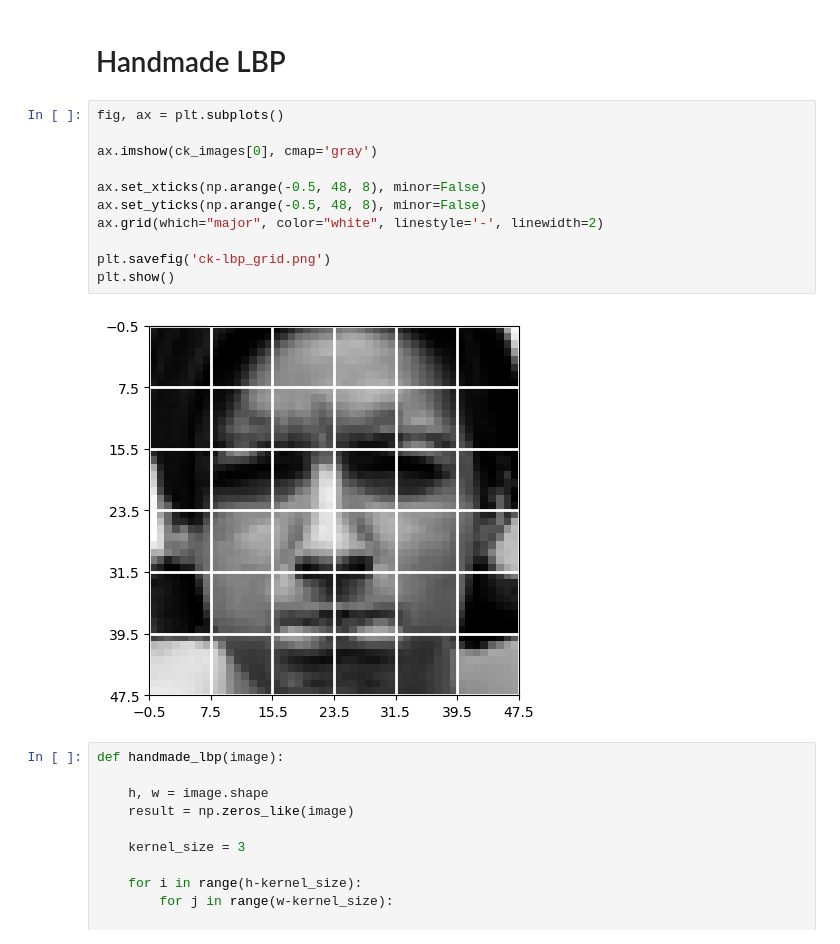
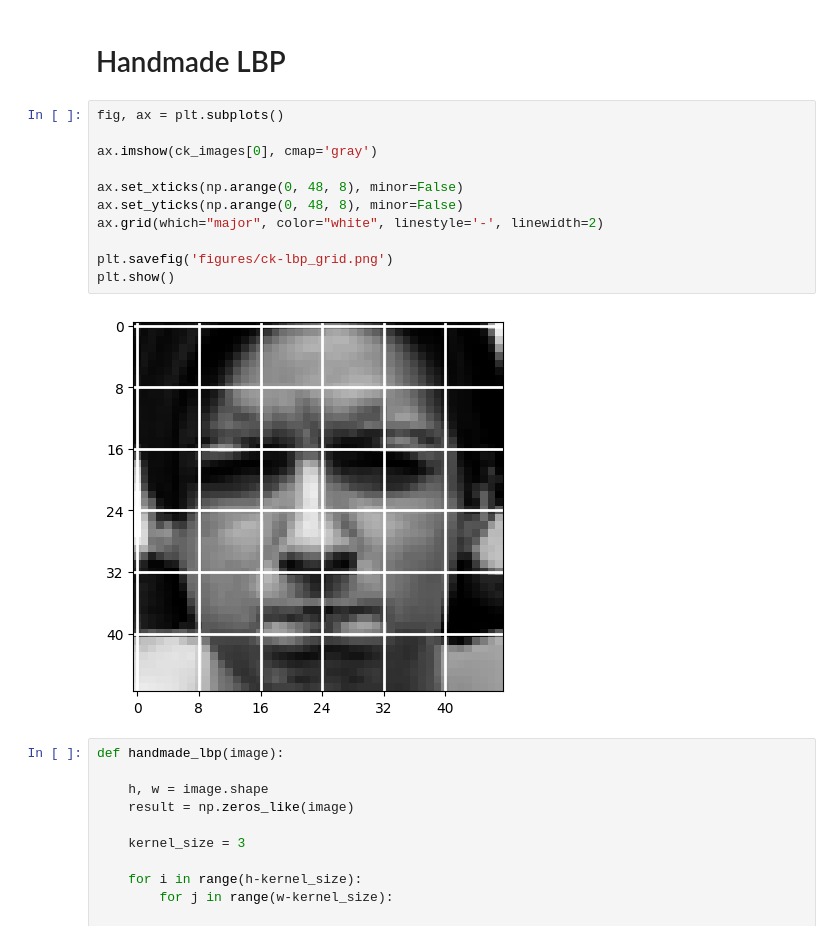
Before and after one commit to gralexrob1/facial-emotion-recognition, a Jupyter notebook: notebooks/lbp.ipynb, the cells around one changed output. Saved outputs shown, nothing was run; the diff lists cells and outputs as text.

Commit message:
LBP grid

```diff
--- a/notebooks/lbp.ipynb
+++ b/notebooks/lbp.ipynb
@@ -59,16 +59,16 @@ Image shape: (256, 256)
 # %%
 fig, ax = plt.subplots()
 
 ax.imshow(ck_images[0], cmap='gray')
 
-ax.set_xticks(np.arange(-0.5, 48, 8), minor=False)
-ax.set_yticks(np.arange(-0.5, 48, 8), minor=False)
+ax.set_xticks(np.arange(0, 48, 8), minor=False)
+ax.set_yticks(np.arange(0, 48, 8), minor=False)
 ax.grid(which="major", color="white", linestyle='-', linewidth=2)
 
-plt.savefig('ck-lbp_grid.png')
+plt.savefig('figures/ck-lbp_grid.png')
 plt.show()
 # %% [output]
-[figure, old version]
+[figure, new version]
 # %%
 def handmade_lbp(image):
 
```
Also changed, not shown: 1 other file.
